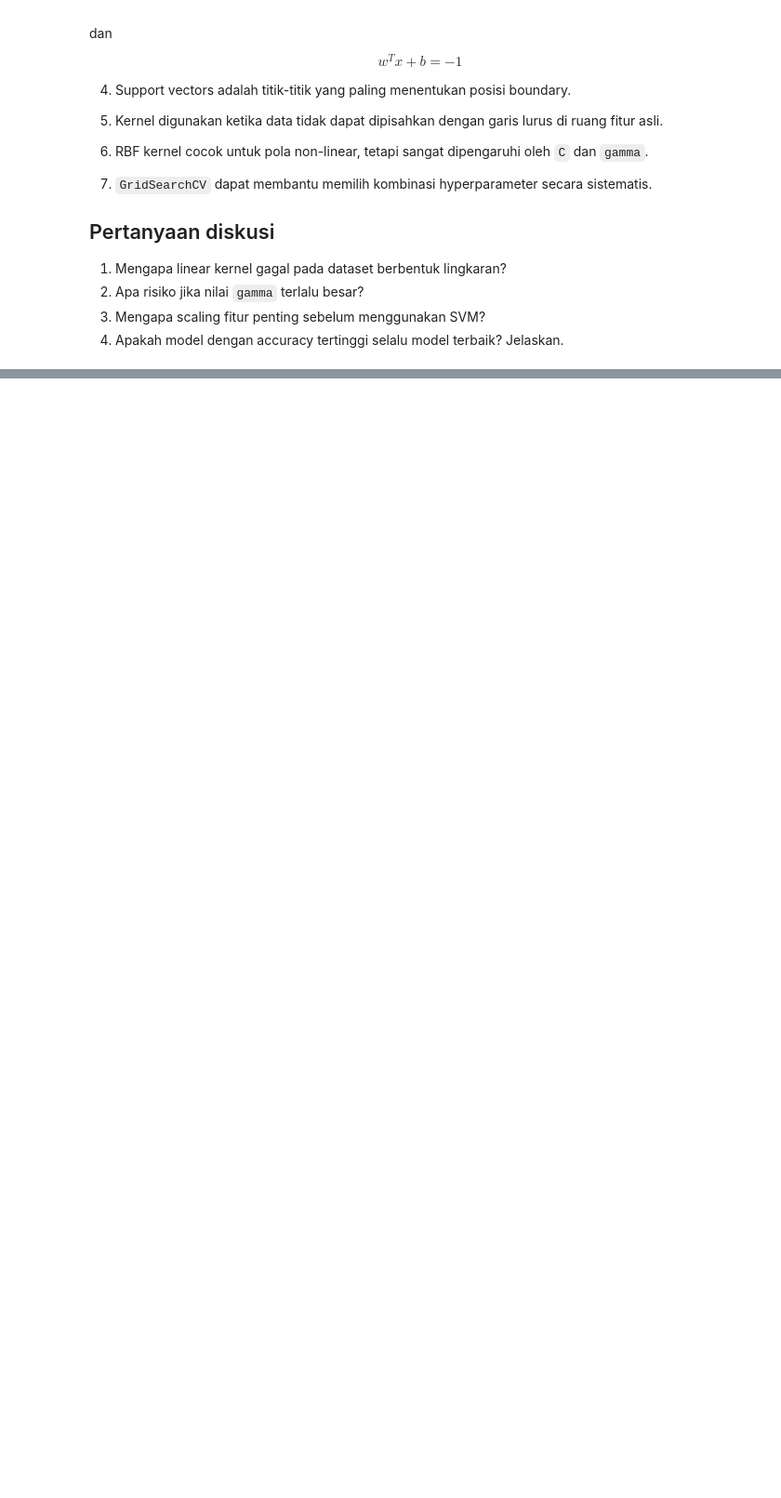
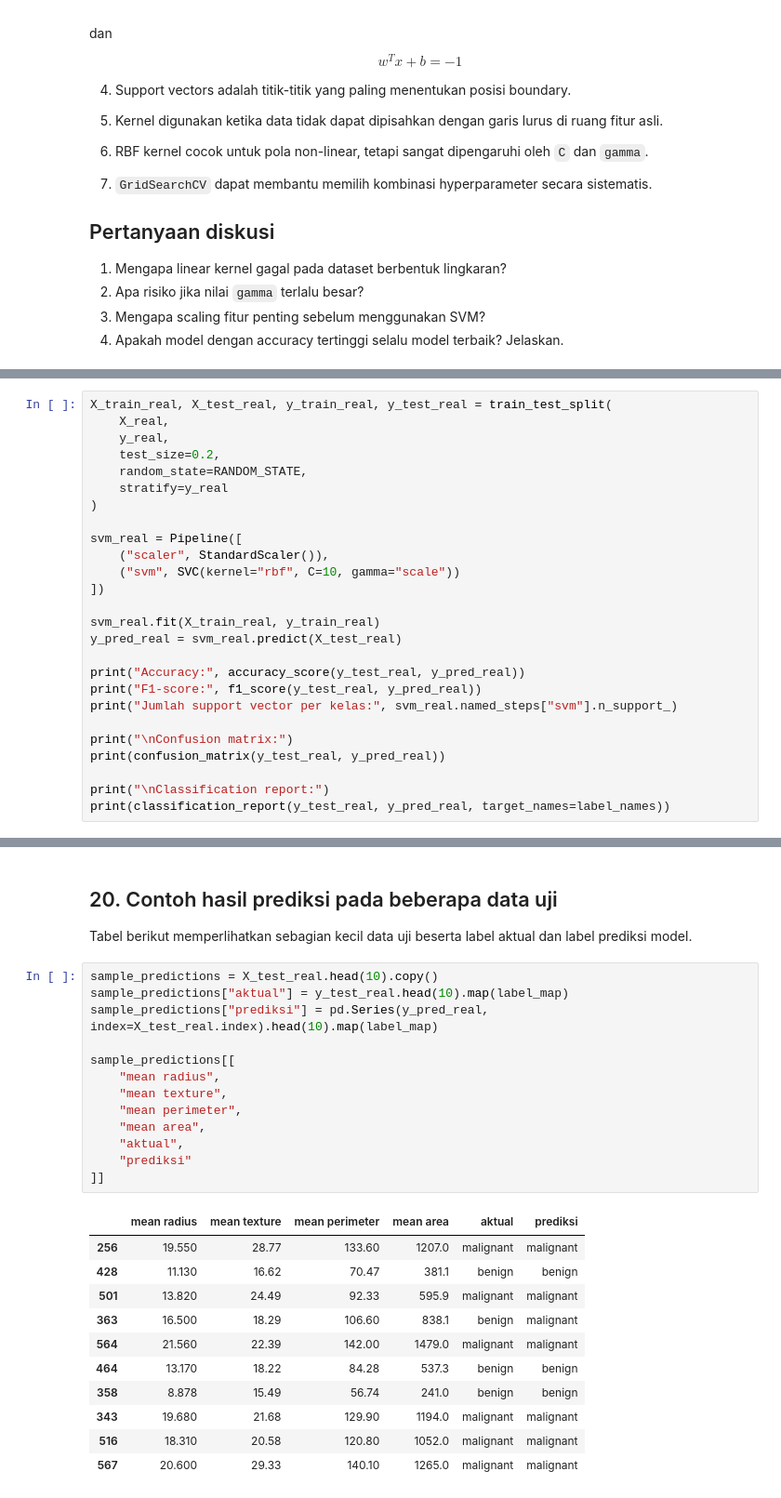
Before and after one commit to rudyhendrawn/data-course, a Jupyter notebook: data-mining/classification/support-vector-machine.ipynb, the cells around one changed output, grey strips where cells are left out. Shown at 93% size. Cells and saved outputs as stored; diff of their text form; blank space fills up the shorter version.

```diff
--- a/data-mining/classification/support-vector-machine.ipynb
+++ b/data-mining/classification/support-vector-machine.ipynb
@@ -781,0 +835,26 @@ $$
+# %%
+X_train_real, X_test_real, y_train_real, y_test_real = train_test_split(
+    X_real,
+    y_real,
+    test_size=0.2,
+    random_state=RANDOM_STATE,
+    stratify=y_real
+)
+
+svm_real = Pipeline([
+    ("scaler", StandardScaler()),
+    ("svm", SVC(kernel="rbf", C=10, gamma="scale"))
+])
+
+svm_real.fit(X_train_real, y_train_real)
+y_pred_real = svm_real.predict(X_test_real)
+
+print("Accuracy:", accuracy_score(y_test_real, y_pred_real))
+print("F1-score:", f1_score(y_test_real, y_pred_real))
+print("Jumlah support vector per kelas:", svm_real.named_steps["svm"].n_support_)
+
+print("\nConfusion matrix:")
+print(confusion_matrix(y_test_real, y_pred_real))
+
+print("\nClassification report:")
+print(classification_report(y_test_real, y_pred_real, target_names=label_names))
@@ -781,0 +879,29 @@ $$
+# %% [markdown]
+## 20. Contoh hasil prediksi pada beberapa data uji
+
+Tabel berikut memperlihatkan sebagian kecil data uji beserta label aktual dan label prediksi model.
+# %%
+sample_predictions = X_test_real.head(10).copy()
+sample_predictions["aktual"] = y_test_real.head(10).map(label_map)
+sample_predictions["prediksi"] = pd.Series(y_pred_real, index=X_test_real.index).head(10).map(label_map)
+
+sample_predictions[[
+    "mean radius",
+    "mean texture",
+    "mean perimeter",
+    "mean area",
+    "aktual",
+    "prediksi"
+]]
+# %% [output]
+|  | mean radius | mean texture | mean perimeter | mean area | aktual | prediksi |
+| 256 | 19.550 | 28.77 | 133.60 | 1207.0 | malignant | malignant |
+| 428 | 11.130 | 16.62 | 70.47 | 381.1 | benign | benign |
+| 501 | 13.820 | 24.49 | 92.33 | 595.9 | malignant | malignant |
+| 363 | 16.500 | 18.29 | 106.60 | 838.1 | benign | malignant |
+| 564 | 21.560 | 22.39 | 142.00 | 1479.0 | malignant | malignant |
+| 464 | 13.170 | 18.22 | 84.28 | 537.3 | benign | benign |
+| 358 | 8.878 | 15.49 | 56.74 | 241.0 | benign | benign |
+| 343 | 19.680 | 21.68 | 129.90 | 1194.0 | malignant | malignant |
+| 516 | 18.310 | 20.58 | 120.80 | 1052.0 | malignant | malignant |
+| 567 | 20.600 | 29.33 | 140.10 | 1265.0 | malignant | malignant |
```
Also changed, not shown: parts of 9 cells of this notebook, 1 other file.
